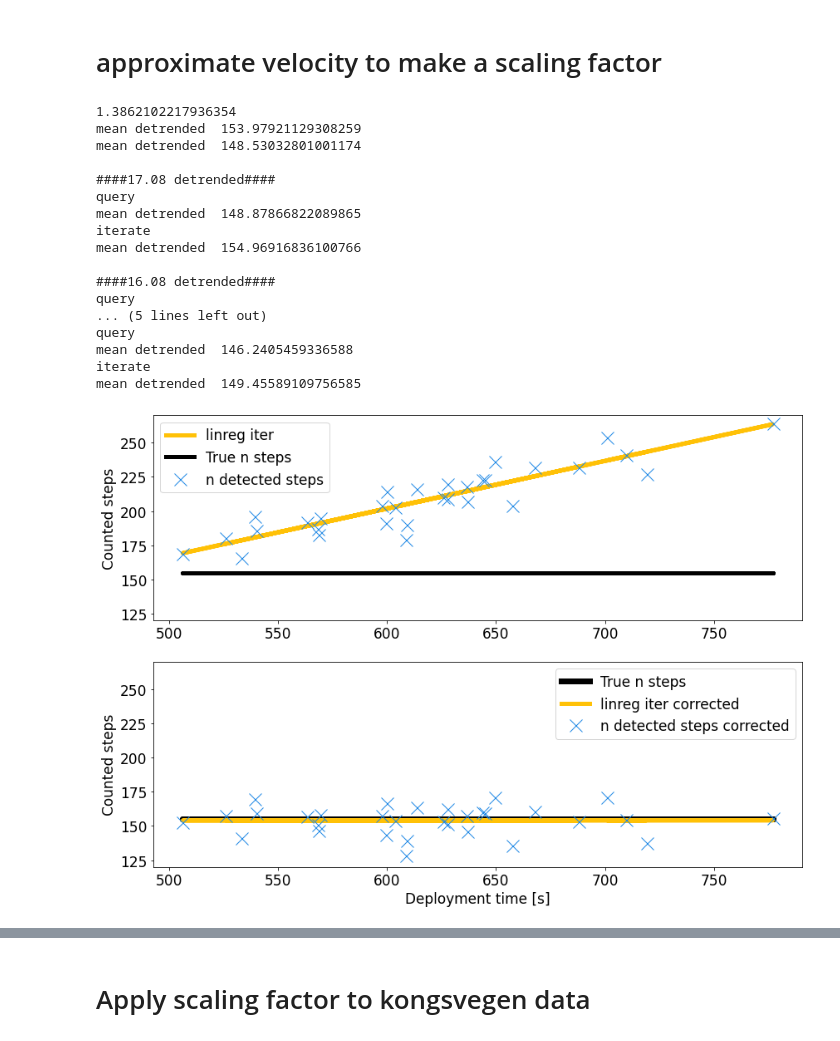
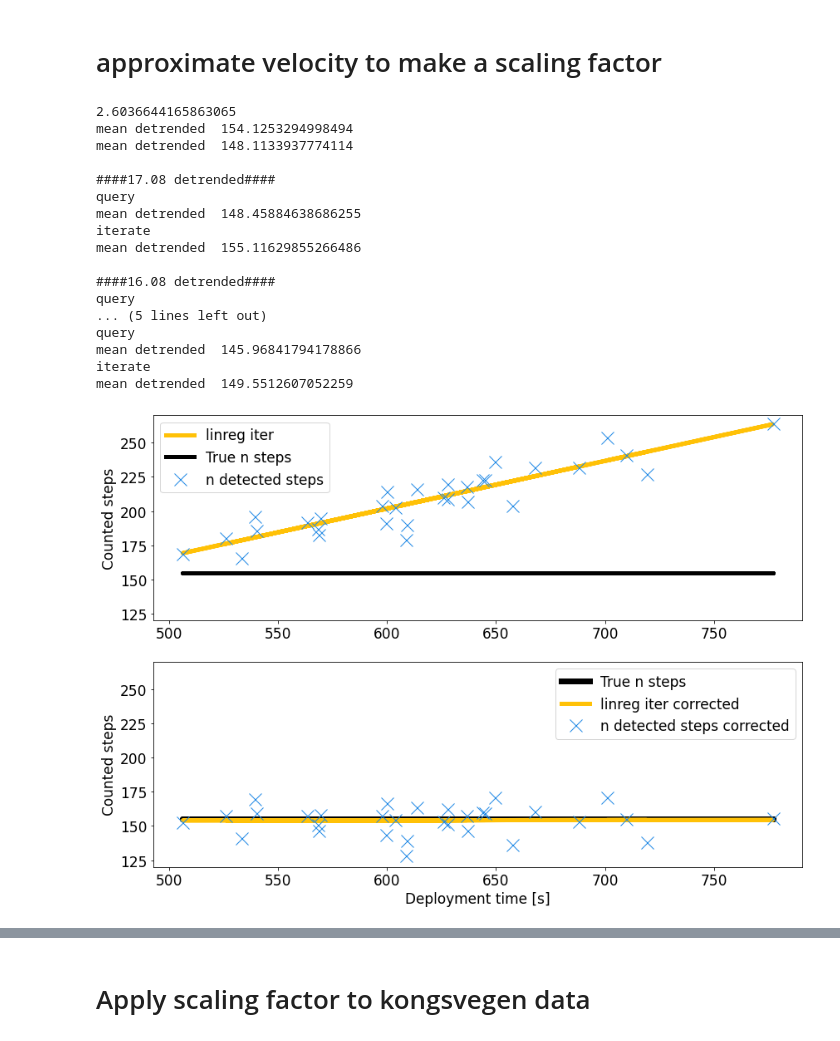
Before and after one commit to gecocowie/Master_thesis, a Jupyter notebook: python/Matrix_profile_statistics.ipynb, the cells around one changed output, grey strips where cells are left out. Drawn from its saved outputs; the diff is of its cells as text; code cells hidden in the pictures.

```diff
--- a/python/Matrix_profile_statistics.ipynb
+++ b/python/Matrix_profile_statistics.ipynb
@@ -325,7 +320,9 @@ plt.show()
 # %% [markdown]
 # approximate velocity to make a scaling factor
 # %%
-c_length = 575
+c_length = 575#corr factor 260
+c_length = 545#corr factor 290
+c_length = 1080
 
 #use the 1808 as reference velocity since all data is tuned to this velocity
 t0 = np.mean(A25_1808_dlen)/100
@@ -353,30 +350,31 @@ def correct_for_velocity(v_d,n_steps,corr_factor = 260):
     print("mean detrended ",np.mean(steps_dtrend))
     return steps_dtrend
 
-
+corr_fac_i = 73.5
+corr_fac_q = 36
 
 #method 2 remove trend by using the quadratic of the velocity to create larger penalties for slower of faster deps
-tot_steps_i_dtrend = correct_for_velocity(v_diff,tot_steps_i,260)#np.array(tot_steps_i) + (v_diff/(abs(v_diff))*v_diff**2*260)#linreg_i
-tot_steps_q_dtrend = correct_for_velocity(v_diff,tot_steps_q,125)#np.array(tot_steps_i) + (v_diff/(abs(v_diff))*v_diff**2*260)#linreg_i
+tot_steps_i_dtrend = correct_for_velocity(v_diff,tot_steps_i,corr_fac_i)#np.array(tot_steps_i) + (v_diff/(abs(v_diff))*v_diff**2*260)#linreg_i
+tot_steps_q_dtrend = correct_for_velocity(v_diff,tot_steps_q,corr_fac_q)#np.array(tot_steps_i) + (v_diff/(abs(v_diff))*v_diff**2*260)#linreg_i
 
 #detrend days
 print("\n####17.08 detrended####")
 print("query")
-steps_1708_detrend_q = correct_for_velocity(v17_diff,A25_1708_steps_q,125)
+steps_1708_detrend_q = correct_for_velocity(v17_diff,A25_1708_steps_q,corr_fac_q)
 print("iterate")
-steps_1708_detrend_i = correct_for_velocity(v17_diff,A25_1708_steps_i,260)
+steps_1708_detrend_i = correct_for_velocity(v17_diff,A25_1708_steps_i,corr_fac_i)
 
 print("\n####16.08 detrended####")
 print("query")
-steps_1608_detrend_q = correct_for_velocity(v16_diff,A25_1608_steps_q,125)
+steps_1608_detrend_q = correct_for_velocity(v16_diff,A25_1608_steps_q,corr_fac_q)
 print("iterate")
-steps_1608_detrend_i = correct_for_velocity(v16_diff,A25_1608_steps_i,260)
+steps_1608_detrend_i = correct_for_velocity(v16_diff,A25_1608_steps_i,corr_fac_i)
 
 print("\n####15.08 detrended####")
 print("query")
-steps_1508_detrend_q = correct_for_velocity(v15_diff,A25_1508_steps_q,125)
+steps_1508_detrend_q = correct_for_velocity(v15_diff,A25_1508_steps_q,corr_fac_q)
 print("iterate")
-steps_1508_detrend_i = correct_for_velocity(v15_diff,A25_1508_steps_i,260)
+steps_1508_detrend_i = correct_for_velocity(v15_diff,A25_1508_steps_i,corr_fac_i)
 
 
 slope_i, intercept_i, r, p, se = stats.linregress(tot_dlen, tot_steps_i_dtrend)
@@ -419,39 +417,39 @@ plt.show()
 fig2, (ax3,ax4) = plt.subplots(figsize = (14,10),nrows=2)
 ax3.plot(tot_dlen,linreg_q,label = "linreg query",c = '#005AB5',linewidth = 5)
 ax3.plot(tot_dlen,true_steps, label = 'True n steps',c = 'black',linewidth = 5)
 ax3.plot(tot_dlen,tot_steps_q,label = 'n detected steps',ls = "None", marker = 'x',c = '#DC3220',markersize = '15',linewidth = 10)
 
 ax4.plot(tot_dlen,true_steps, label = 'True n steps',c = 'black',linewidth = 7)
 ax4.plot(tot_dlen,linreg_q_dtrend,label = "linreg query corrected",c = '#005AB5',linewidth = 5)
 ax4.plot(tot_dlen,tot_steps_q_dtrend,label = 'n detected steps corrected',ls = "None", marker = 'x',c = '#DC3220',markersize = 15)
 #ax.plot(tot_dlen,tot_steps_q,label = 'Single query search',ls='None',marker = "o",c = 'r')
 
 ax3.set_ylim(110,270)
 ax4.set_ylim(110,270)
 
 ax3.set_ylabel("Counted steps")
 ax4.set_xlabel("Deployment time [s]")
 ax4.set_ylabel("Counted steps")
 ax3.legend()
 ax4.legend()
 plt.show()
 # %% [output]
-1.3862102217936354
-mean detrended  153.97921129308259
-mean detrended  148.53032801001174
+2.6036644165863065
+mean detrended  154.1253294998494
+mean detrended  148.1133937774114
 
 ####17.08 detrended####
 query
-mean detrended  148.87866822089865
+mean detrended  148.45884638686255
 iterate
-mean detrended  154.96916836100766
+mean detrended  155.11629855266486
 
 ####16.08 detrended####
 query
 ... (5 lines left out)
 query
-mean detrended  146.2405459336588
+mean detrended  145.96841794178866
 iterate
-mean detrended  149.45589109756585
+mean detrended  149.5512607052259
-[figure, old version]
+[figure, new version]
 [figure]
```
Also changed, not shown: parts of 6 cells of this notebook, 4 other files.
